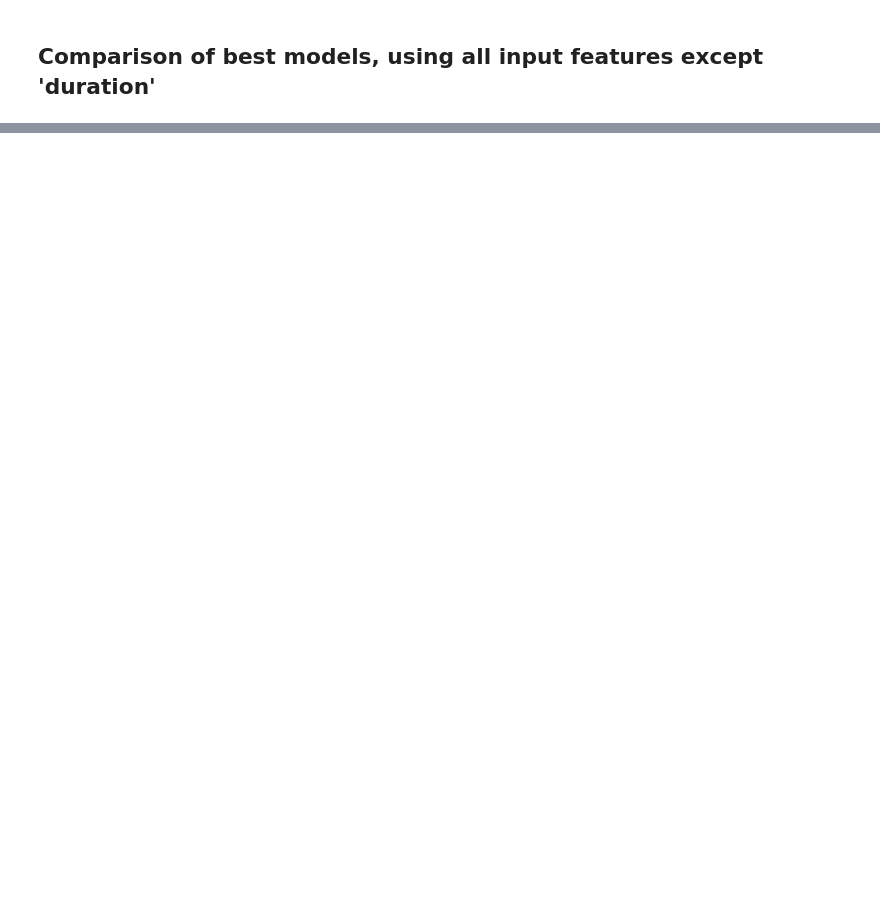
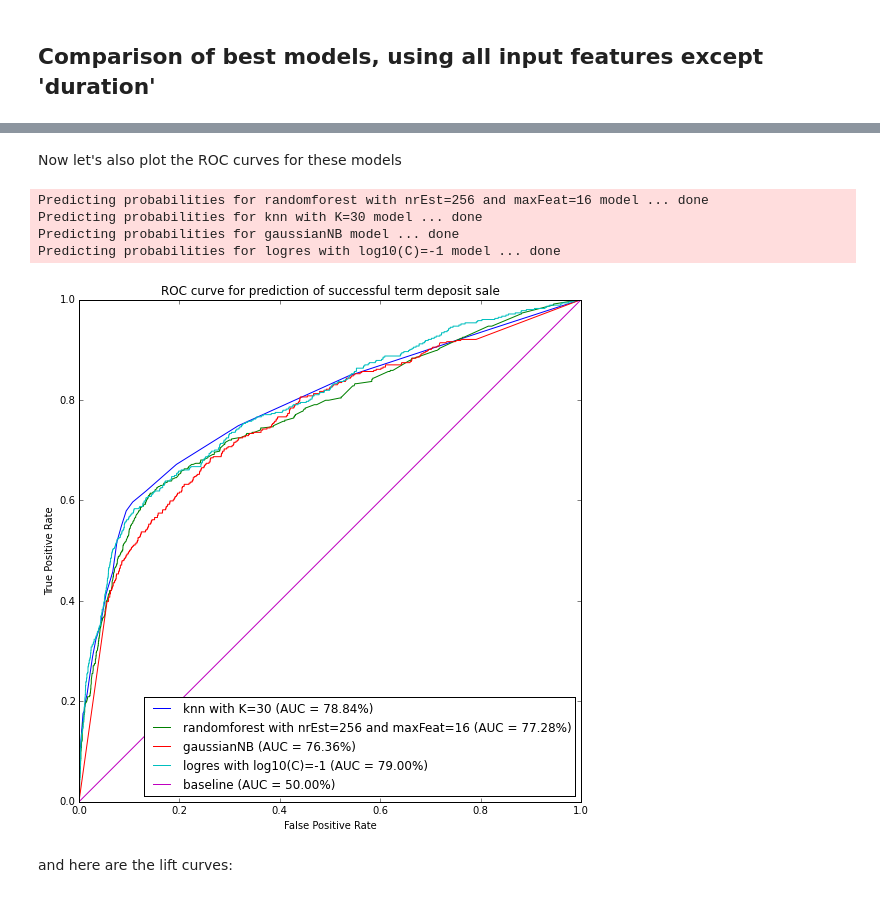
Before and after one commit to fdurant/mcnulty_banking, a Jupyter notebook: project_mcnulty_banking.ipynb, the cells around one changed output, grey strips where cells are left out. Saved outputs shown, nothing was run; the diff lists cells and outputs as text; code cells hidden in the pictures; blank space fills up the shorter version.

```diff
--- a/project_mcnulty_banking.ipynb
+++ b/project_mcnulty_banking.ipynb
@@ -306,7 +311,7 @@ for i in range(len(rfConfigurations)):
     print >> sys.stderr, "(%d/%d) Building random forest model with %d estimators and maximum %d features ..." % (i+1,len(rfConfigurations),nrEst,maxFeat),
     estimator = RandomForestClassifier(criterion=randomForestCriterion, n_estimators=nrEst, max_features=maxFeat)
     print >> sys.stderr, "applying it ...",
-    scores = cross_val_score(estimator, X_values, y=y_values, scoring=scorerType, cv=cvGenerator, n_jobs=1)
+    scores = cross_val_score(estimator, X_values_scaled, y=y_values, scoring=scorerType, cv=cvGenerator, n_jobs=1)
     scoreList.append((scores.mean(),scores.std()))
     print >> sys.stderr, "done"
 sleep(1)
@@ -416 +421,51 @@ Building logres with log10(C)=11 model ... applying it ...[Parallel(n_jobs=1)]:
 ... (29 outputs left out)
+# %% [markdown]
+Now let's also plot the ROC curves for these models
+# %%
+from sklearn.cross_validation import train_test_split
+from sklearn.metrics import roc_curve, roc_auc_score
+import sys
+from matplotlib import pyplot as plt
+
+# We don't use cross validation here, but will generate a random test set instead
+X_train, X_test, y_train, y_test = train_test_split(X_values, y_values, test_size=0.1, random_state=0)
+
+finalPredictions = {}
+
+for modelName, model in models.items():
+    fittedModel = model.fit(X_train, y_train)
+
+    if hasattr(model, "predict_proba"):
+        print >> sys.stderr, "Predicting probabilities for %s model ..." % modelName,
+        finalPredictions[modelName] = {'train': model.predict_proba(X_train),
+                                       'test': model.predict_proba(X_test)}
+        print >> sys.stderr, "done"
+
+
+#    print "finalPredictions[modelName]['test']: ", finalPredictions[modelName]['test']
+
+#    print fpr
+#    print tpr
+#    print thresholds
+
+plt.figure(figsize=(9,9))
+for modelName, probs in finalPredictions.iteritems():
+    y_probs = [x[1] for x in finalPredictions[modelName]['test']]
+    fpr, tpr, thresholds = roc_curve(y_true=y_test,
+                                     y_score=y_probs, pos_label=1)
+    roc_auc = roc_auc_score(y_true=y_test, y_score=y_probs)
+    plt.plot(fpr, tpr, '-', label="%s (AUC = %1.2f%%)" % (modelName, roc_auc*100))
+plt.plot(np.linspace(0, 1,len(fpr)),np.linspace(0,1,len(fpr)), '-', label="baseline (AUC = 50.00%)")
+plt.title("ROC curve for prediction of successful term deposit sale")
+plt.xlabel("False Positive Rate")
+plt.ylabel("True Positive Rate")
+plt.legend(loc="best")
+plt.show()
+# %% [output]
+Predicting probabilities for randomforest with nrEst=256 and maxFeat=16 model ... done
+Predicting probabilities for knn with K=30 model ... done
+Predicting probabilities for gaussianNB model ... done
+Predicting probabilities for logres with log10(C)=-1 model ... done
+[figure, added]
+# %% [markdown]
+and here are the lift curves:
```
Also changed, not shown: parts of 4 cells of this notebook.
